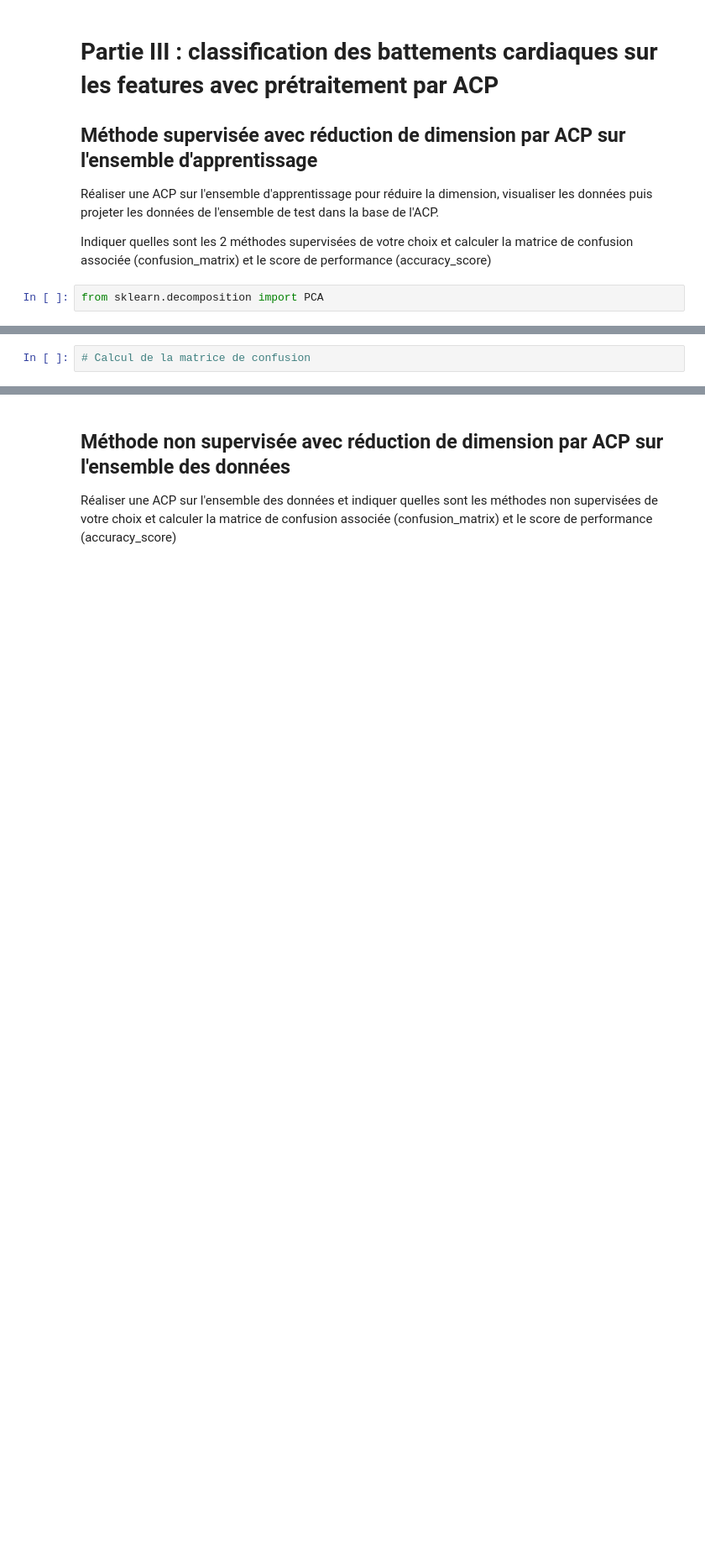
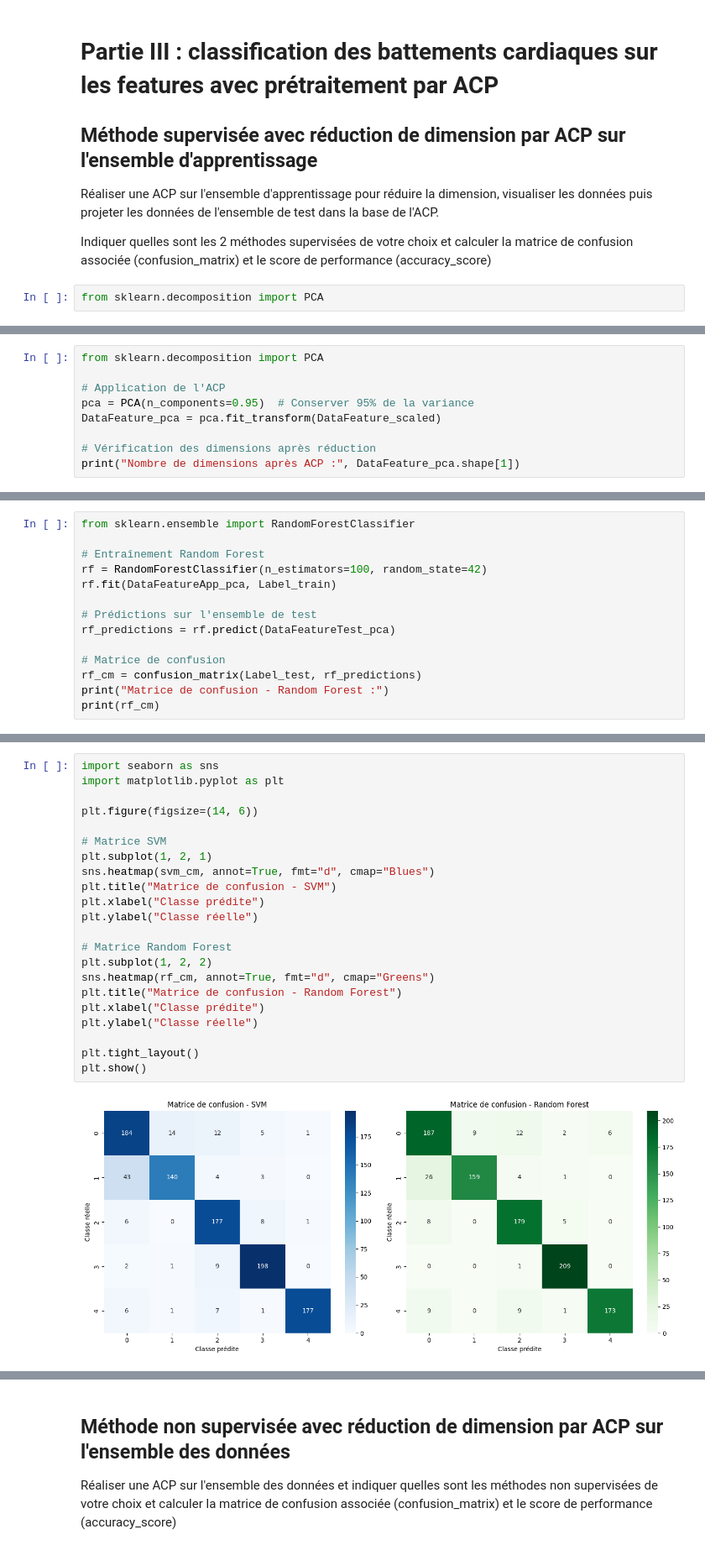
Before and after one commit to AsmaeKarmouchi/Project_ECG_Classification, a Jupyter notebook: Projet_ECG_Etudiant.ipynb, the cells around one changed output, grey strips where cells are left out. Shown at 84% size. Cells and saved outputs as stored; diff of their text form; blank space fills up the shorter version.

```diff
--- a/Projet_ECG_Etudiant.ipynb
+++ b/Projet_ECG_Etudiant.ipynb
@@ -409,0 +426,9 @@ from sklearn.decomposition import PCA
+# %%
+from sklearn.decomposition import PCA
+
+# Application de l'ACP
+pca = PCA(n_components=0.95)  # Conserver 95% de la variance
+DataFeature_pca = pca.fit_transform(DataFeature_scaled)
+
+# Vérification des dimensions après réduction
+print("Nombre de dimensions après ACP :", DataFeature_pca.shape[1])
@@ -409,0 +476,14 @@ from sklearn.decomposition import PCA
+# %%
+from sklearn.ensemble import RandomForestClassifier
+
+# Entraînement Random Forest
+rf = RandomForestClassifier(n_estimators=100, random_state=42)
+rf.fit(DataFeatureApp_pca, Label_train)
+
+# Prédictions sur l'ensemble de test
+rf_predictions = rf.predict(DataFeatureTest_pca)
+
+# Matrice de confusion
+rf_cm = confusion_matrix(Label_test, rf_predictions)
+print("Matrice de confusion - Random Forest :")
+print(rf_cm)
@@ -410,2 +500,24 @@ from sklearn.decomposition import PCA
 # %%
-# Calcul de la matrice de confusion
+import seaborn as sns
+import matplotlib.pyplot as plt
+
+plt.figure(figsize=(14, 6))
+
+# Matrice SVM
+plt.subplot(1, 2, 1)
+sns.heatmap(svm_cm, annot=True, fmt="d", cmap="Blues")
+plt.title("Matrice de confusion - SVM")
+plt.xlabel("Classe prédite")
+plt.ylabel("Classe réelle")
+
+# Matrice Random Forest
+plt.subplot(1, 2, 2)
+sns.heatmap(rf_cm, annot=True, fmt="d", cmap="Greens")
+plt.title("Matrice de confusion - Random Forest")
+plt.xlabel("Classe prédite")
+plt.ylabel("Classe réelle")
+
+plt.tight_layout()
+plt.show()
+# %% [output]
+[figure, added]
```
Also changed, not shown: parts of 12 cells of this notebook.
